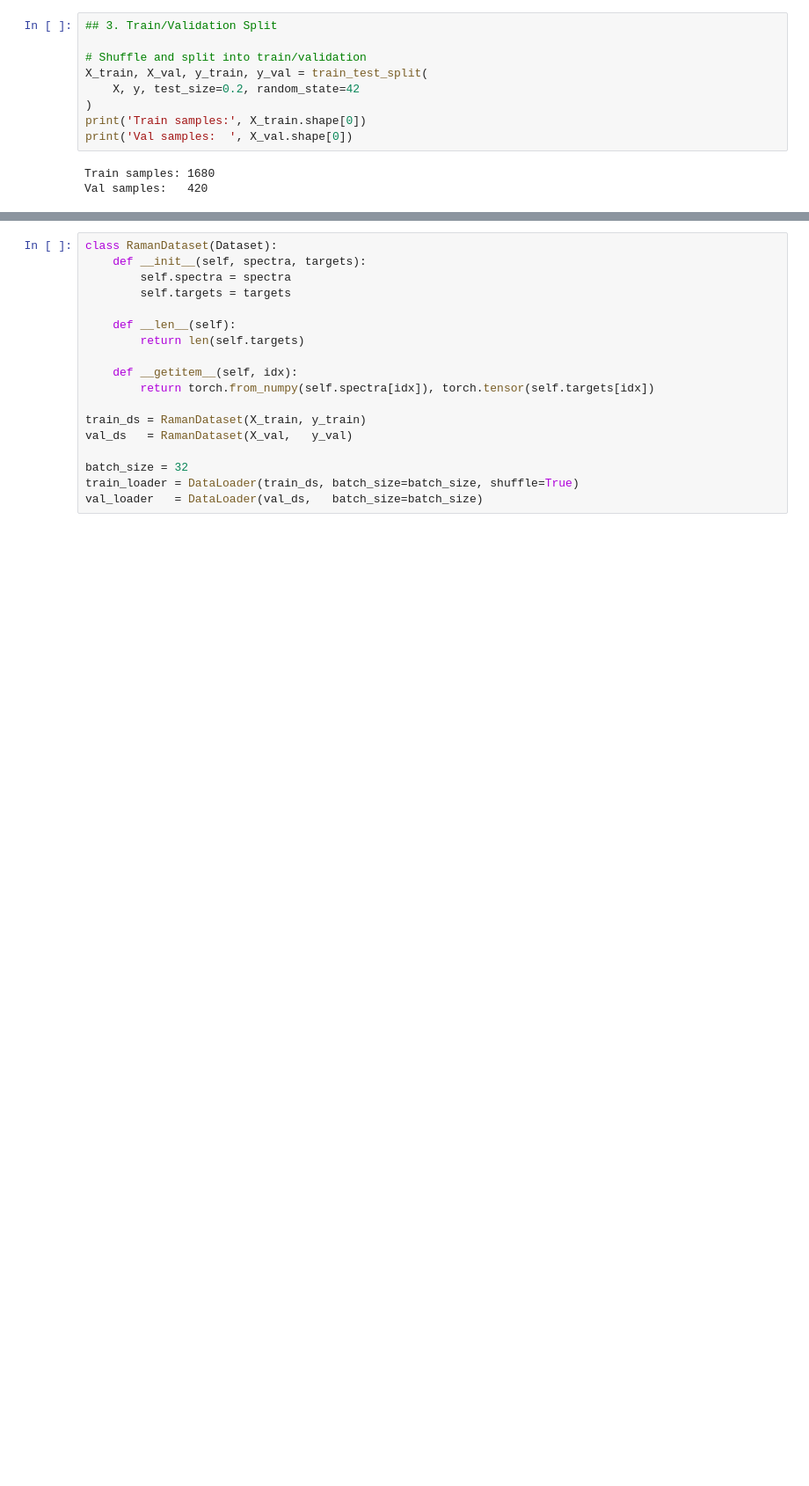
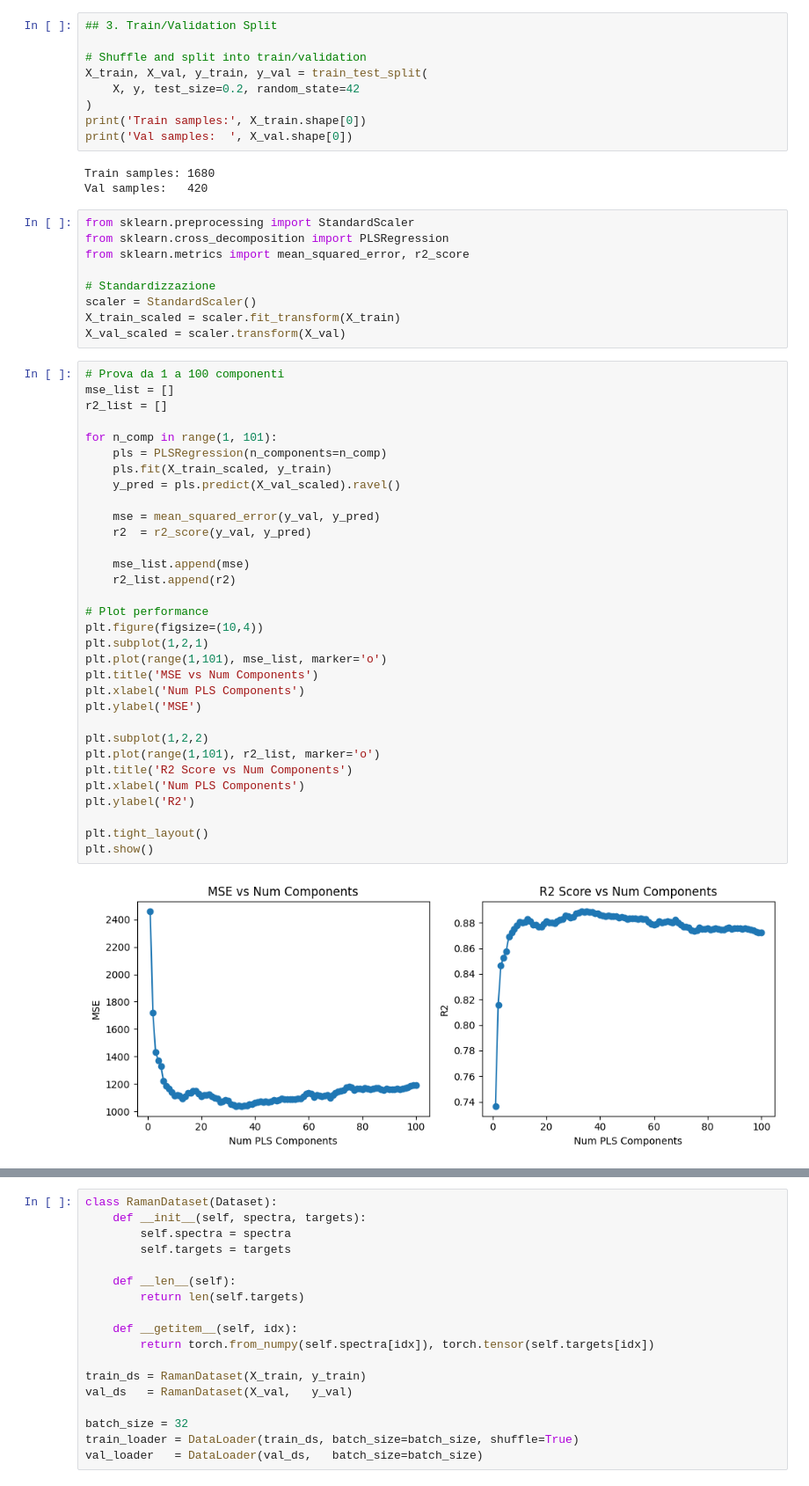
Before and after one commit to SimoVice/RamanCreatinineQuantification, a Jupyter notebook: model.ipynb, the cells around one changed output, grey strips where cells are left out. Shown at 88% size. Saved outputs shown, nothing was run; the diff lists cells and outputs as text; blank space fills up the shorter version.

```diff
--- a/model.ipynb
+++ b/model.ipynb
@@ -83,3 +83,46 @@ print('Val samples:  ', X_val.shape[0])
 # %% [output]
 Train samples: 1680
 Val samples:   420
+# %%
+from sklearn.preprocessing import StandardScaler
+from sklearn.cross_decomposition import PLSRegression
+from sklearn.metrics import mean_squared_error, r2_score
+
+# Standardizzazione
+scaler = StandardScaler()
+X_train_scaled = scaler.fit_transform(X_train)
+X_val_scaled = scaler.transform(X_val)
+# %%
+# Prova da 1 a 100 componenti
+mse_list = []
+r2_list = []
+
+for n_comp in range(1, 101):
+    pls = PLSRegression(n_components=n_comp)
+    pls.fit(X_train_scaled, y_train)
+    y_pred = pls.predict(X_val_scaled).ravel()
+
+    mse = mean_squared_error(y_val, y_pred)
+    r2  = r2_score(y_val, y_pred)
+
+    mse_list.append(mse)
+    r2_list.append(r2)
+
+# Plot performance
+plt.figure(figsize=(10,4))
+plt.subplot(1,2,1)
+plt.plot(range(1,101), mse_list, marker='o')
+plt.title('MSE vs Num Components')
+plt.xlabel('Num PLS Components')
+plt.ylabel('MSE')
+
+plt.subplot(1,2,2)
+plt.plot(range(1,101), r2_list, marker='o')
+plt.title('R2 Score vs Num Components')
+plt.xlabel('Num PLS Components')
+plt.ylabel('R2')
+
+plt.tight_layout()
+plt.show()
+# %% [output]
+[figure, added]
```
Also changed, not shown: parts of 2 cells of this notebook.
